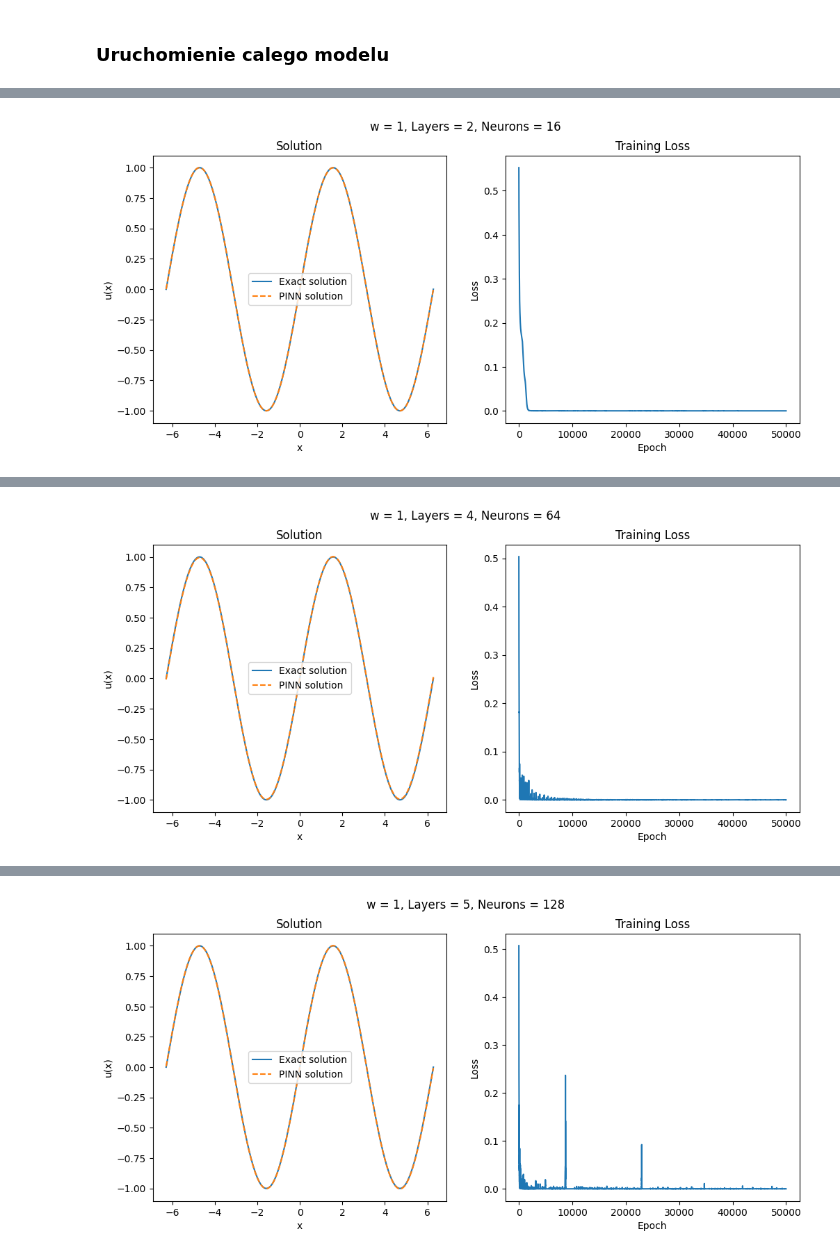
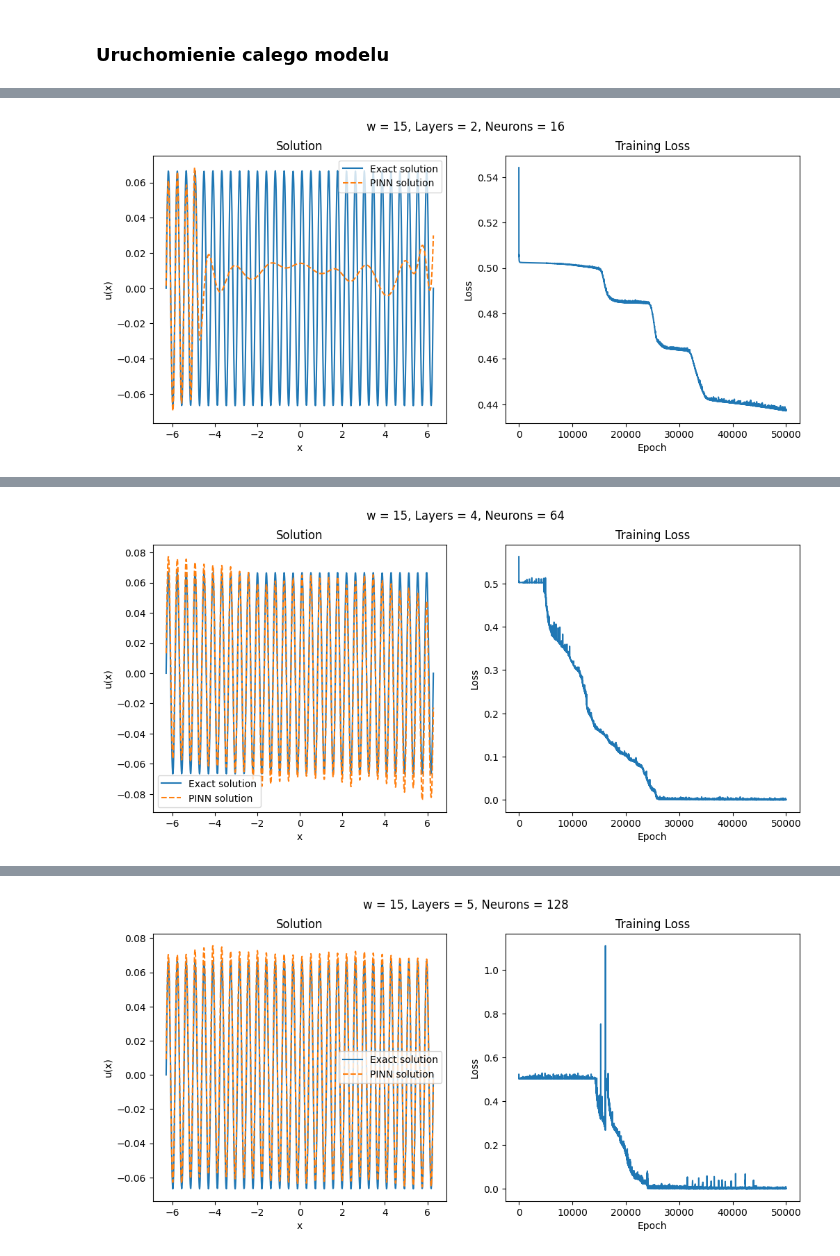
Before and after one commit to arturgesiarz/CalculationTechMethods-Course, a Jupyter notebook: lab10/ex1.ipynb, the cells around one changed output, grey strips where cells are left out. Cells and saved outputs as stored; diff of their text form; code cells hidden in the pictures.

Commit message:
Added some in our model

```diff
--- a/lab10/ex1.ipynb
+++ b/lab10/ex1.ipynb
@@ -35,3 +53,6 @@ class FCN(nn.Module):
+# %%
+def calculate_total_cost(model, x_boundary, x_physics, w):
+    return calculate_cond_start_cost(model, x_boundary) + calculate_residual_cost(model, x_physics, w)
 # %% [markdown]
 ### Funkcja treningowa PINN
 # %%
@@ -42,22 +63,11 @@ def train_PINN(model, x_boundary, x_physics, w, epochs=50000, lr=0.001):
     for i in range(epochs):
         optimizer.zero_grad()
 
-        # Koszt warunku początkowego
-        u0 = model(x_boundary)
-        loss_ic = u0**2
+        loss = calculate_total_cost(model, x_boundary, x_physics, w)
+        np.append(losses, loss.item())
 
-        # Koszt rezydualny
-        u = model(x_physics)
-        du_dx = torch.autograd.grad(u, x_physics, torch.ones_like(u), create_graph=True)[0]
-        residual = du_dx - torch.cos(w * x_physics)
-        loss_r = torch.mean(residual**2)
-
-        # Łączny koszt
-        loss = loss_ic + loss_r
         loss.backward()
         optimizer.step()
-
-        losses.append(loss.item())
 
         if i % 5000 == 0:
             print(f'Epoch {i}, Loss: {loss.item()}')
@@ -88,7 +98,7 @@ def plot_results(x_test, u_exact, u_pred, losses, title):
 # %% [markdown]
 ### Parametry naszego modelu
 # %%
-w_values = [1, 15]
+w_values = [15]
 architectures = [(2, 16), (4, 64), (5, 128)]
 train_points = [200, 3000]
 test_points = [1000, 5000]
@@ -95,3 +107,6 @@ test_points = [1000, 5000]
+# %%
+LR = 0.001
+EPOCHS = 50000
 # %% [markdown]
 ### Uruchomienie calego modelu
 # %%
@@ -99,7 +114,9 @@ for w in w_values:
     for layers, neurons in architectures:
         print(f'Training for w = {w}, Layers = {layers}, Neurons = {neurons}')
 
-        # Definicja modelu
+        # Definicja orginalego modelu
+        print("Training orginal model")
+
         model = FCN(1, 1, neurons, layers)
 
         # Definicja punktów treningowych i testowych
@@ -109,7 +126,7 @@ for w in w_values:
         u_exact = exact_solution(x_test, w)
 
         # Trening modelu
-        losses = train_PINN(model, x_boundary, x_physics, w)
+        losses = train_PINN(model, x_boundary, x_physics, w, EPOCHS, LR)
 
         # Przewidywanie wartości
         u_pred = model(x_test).detach().numpy()
@@ -132 +150 @@ Epoch 45000, Loss: 4.5128422243578825e-06
-[figure, old version]
+[figure, new version]
@@ -144 +163 @@ Epoch 45000, Loss: 1.7667727661319077e-05
-[figure, old version]
+[figure, new version]
@@ -156 +176 @@ Epoch 45000, Loss: 7.575522431579884e-08
-[figure, old version]
+[figure, new version]
```
Also changed, not shown: parts of 7 cells of this notebook.
